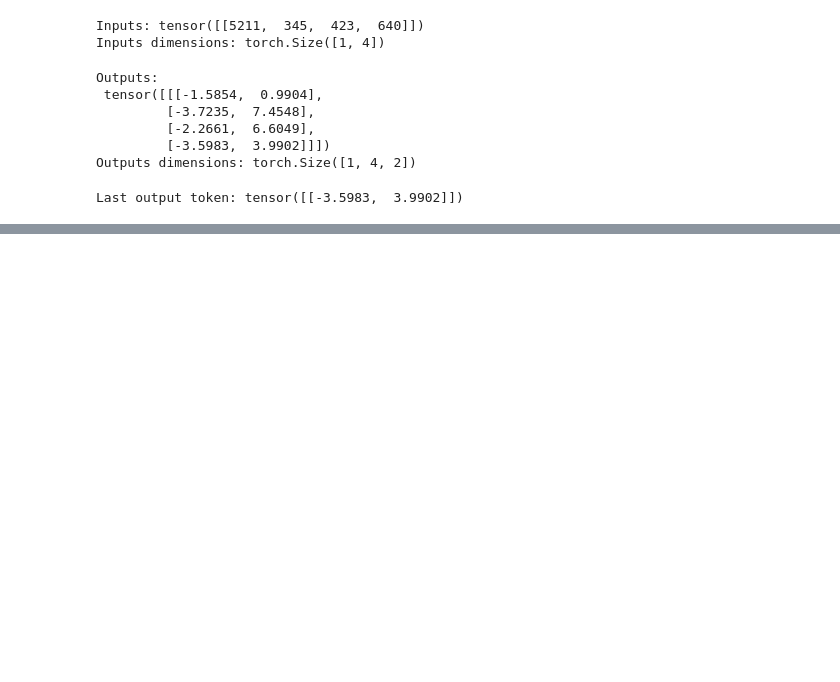
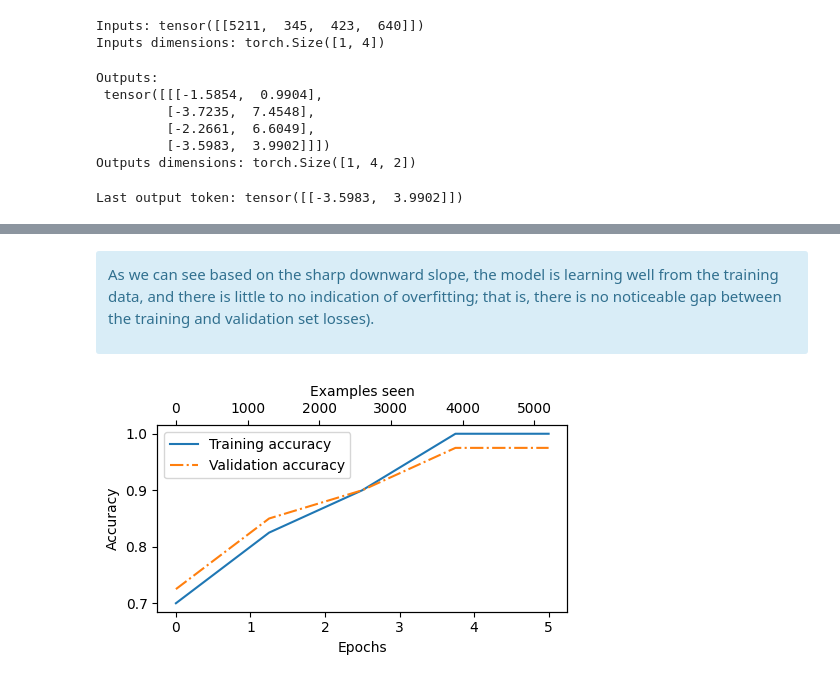
Before and after one commit to Sathvik-Shetty-1569/Small-Language-Model, a Jupyter notebook: classification_finetunning.ipynb, the cells around one changed output, grey strips where cells are left out. Saved outputs shown, nothing was run; the diff lists cells and outputs as text; code cells hidden in the pictures; blank space fills up the shorter version.

Commit message:
Classification finetunning with gpt 2 llm model

```diff
--- a/classification_finetunning.ipynb
+++ b/classification_finetunning.ipynb
@@ -756,0 +962,18 @@ Last output token: tensor([[-3.5983,  3.9902]])
+# %%
+import time
+
+start_time = time.time()
+
+torch.manual_seed(123)
+
+optimizer = torch.optim.AdamW(model.parameters(), lr=5e-5, weight_decay=0.1)
+
+num_epochs = 5
+train_losses, val_losses, train_accs, val_accs, examples_seen = train_classifier_simple(
+    model, train_loader, val_loader, optimizer, device,
+    num_epochs=num_epochs, eval_freq=50, eval_iter=5,
+)
+
+end_time = time.time()
+execution_time_minutes = (end_time - start_time) / 60
+print(f"Training completed in {execution_time_minutes:.2f} minutes.")
@@ -756,0 +1000,36 @@ Last output token: tensor([[-3.5983,  3.9902]])
+# %%
+import matplotlib.pyplot as plt
+
+def plot_values(epochs_seen, examples_seen, train_values, val_values, label="loss"):
+    fig, ax1 = plt.subplots(figsize=(5, 3))
+
+    # Plot training and validation loss against epochs
+    ax1.plot(epochs_seen, train_values, label=f"Training {label}")
+    ax1.plot(epochs_seen, val_values, linestyle="-.", label=f"Validation {label}")
+    ax1.set_xlabel("Epochs")
+    ax1.set_ylabel(label.capitalize())
+    ax1.legend()
+
+    # Create a second x-axis for examples seen
+    ax2 = ax1.twiny()  # Create a second x-axis that shares the same y-axis
+    ax2.plot(examples_seen, train_values, alpha=0)  # Invisible plot for aligning ticks
+    ax2.set_xlabel("Examples seen")
+
+    fig.tight_layout()  # Adjust layout to make room
+    plt.savefig(f"{label}-plot.pdf")
+    plt.show()
+# %% [markdown]
+<div class="alert alert-block alert-info">
+
+As we can see based on the sharp downward slope, the model is learning well
+from the training data, and there is little to no indication of overfitting; that is, there is no
+noticeable gap between the training and validation set losses).
+
+</div>
+# %%
+epochs_tensor = torch.linspace(0, num_epochs, len(train_accs))
+examples_seen_tensor = torch.linspace(0, examples_seen, len(train_accs))
+
+plot_values(epochs_tensor, examples_seen_tensor, train_accs, val_accs, label="accuracy")
+# %% [output]
+[figure, added]
```
Also changed, not shown: parts of 30 cells of this notebook, 1 other file.
